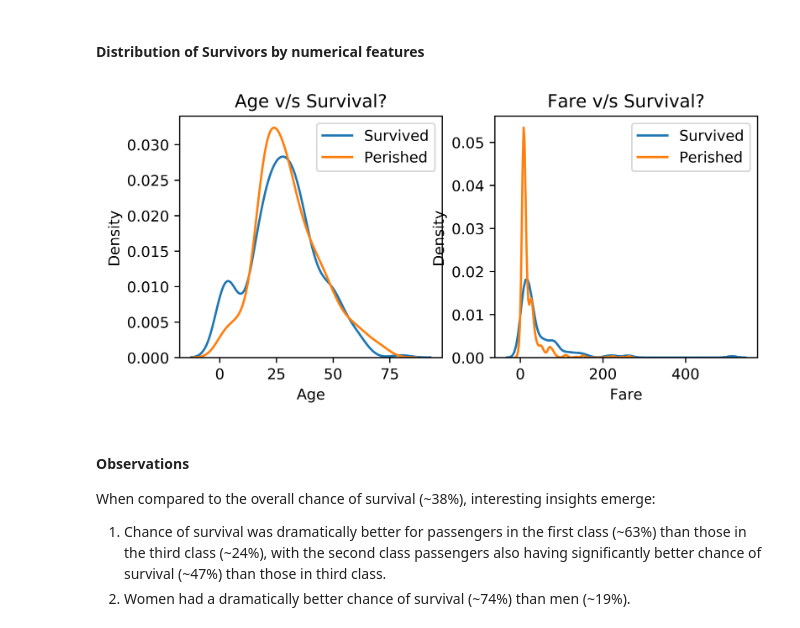
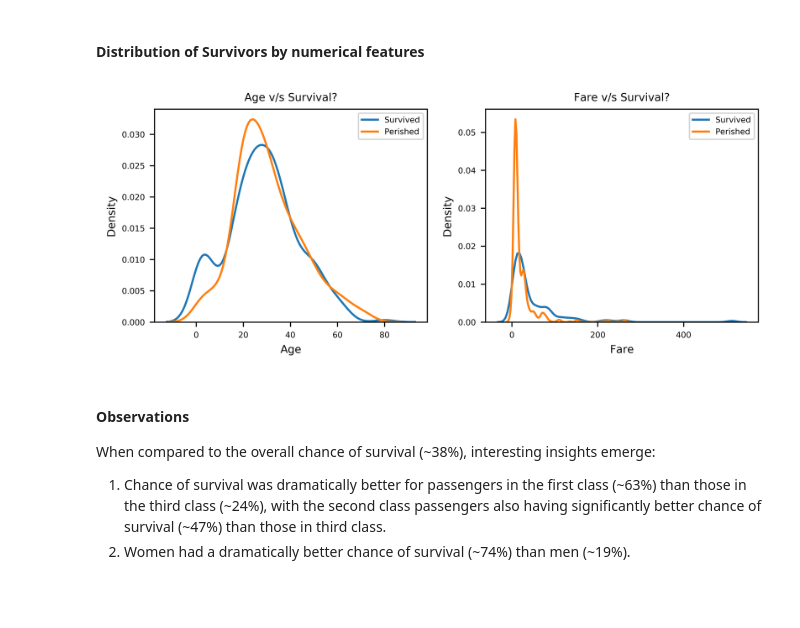
Before and after one commit to sanjeevgadre/Kaggle-Titanic, a Jupyter notebook: Python/scripts/Part-1-EDA-Preprocessing-LearningCurves.ipynb, the cells around one changed output. Drawn from its saved outputs; the diff is of its cells as text; code cells hidden in the pictures; blank space fills up the shorter version.

```diff
--- a/Python/scripts/Part-1-EDA-Preprocessing-LearningCurves.ipynb
+++ b/Python/scripts/Part-1-EDA-Preprocessing-LearningCurves.ipynb
@@ -274,28 +284,36 @@ pd.crosstab(index = train['Survived'], columns = train['Parch'],
 #### Distribution of Survivors by numerical features
 # %%
 plt.figure(figsize = (7, 3), dpi = 800)
+
 
 plt.subplot(121)
 survived = train.loc[train['Survived'] == 1, ['Age']].dropna()
 perished = train.loc[train['Survived'] == 0, ['Age']].dropna()
 sns.distplot(survived.Age, hist = False, label = 'Survived')
 sns.distplot(perished.Age, hist = False, label = 'Perished')
-plt.xlabel('Age')
-plt.ylabel('Density')
-plt.title('Age v/s Survival?')
+plt.xlabel('Age', fontsize = 8)
+plt.ylabel('Density', fontsize = 8)
+plt.title('Age v/s Survival?', fontsize = 8)
+plt.legend(fontsize = 6)
+plt.xticks(fontsize = 6)
+plt.yticks(fontsize = 6)
 
 plt.subplot(122)
 survived = train.loc[train['Survived'] == 1, ['Fare']].dropna()
 perished = train.loc[train['Survived'] == 0, ['Fare']].dropna()
 sns.distplot(survived.Fare, hist = False, label = 'Survived')
 sns.distplot(perished.Fare, hist = False, label = 'Perished')
-plt.xlabel('Fare')
-plt.ylabel('Density')
-plt.title('Fare v/s Survival?')
+plt.xlabel('Fare', fontsize = 8)
+plt.ylabel('Density', fontsize = 8)
+plt.title('Fare v/s Survival?', fontsize = 8)
+plt.legend(fontsize = 6)
+plt.xticks(fontsize = 6)
+plt.yticks(fontsize = 6)
 
+plt.tight_layout()
 plt.show()
 # %% [output]
-[figure, old version]
+[figure, new version]
 # %% [markdown]
 #### Observations
 When compared to the overall chance of survival (~38%), interesting insights emerge:
```
Also changed, not shown: parts of 21 cells of this notebook, 10 other files.
